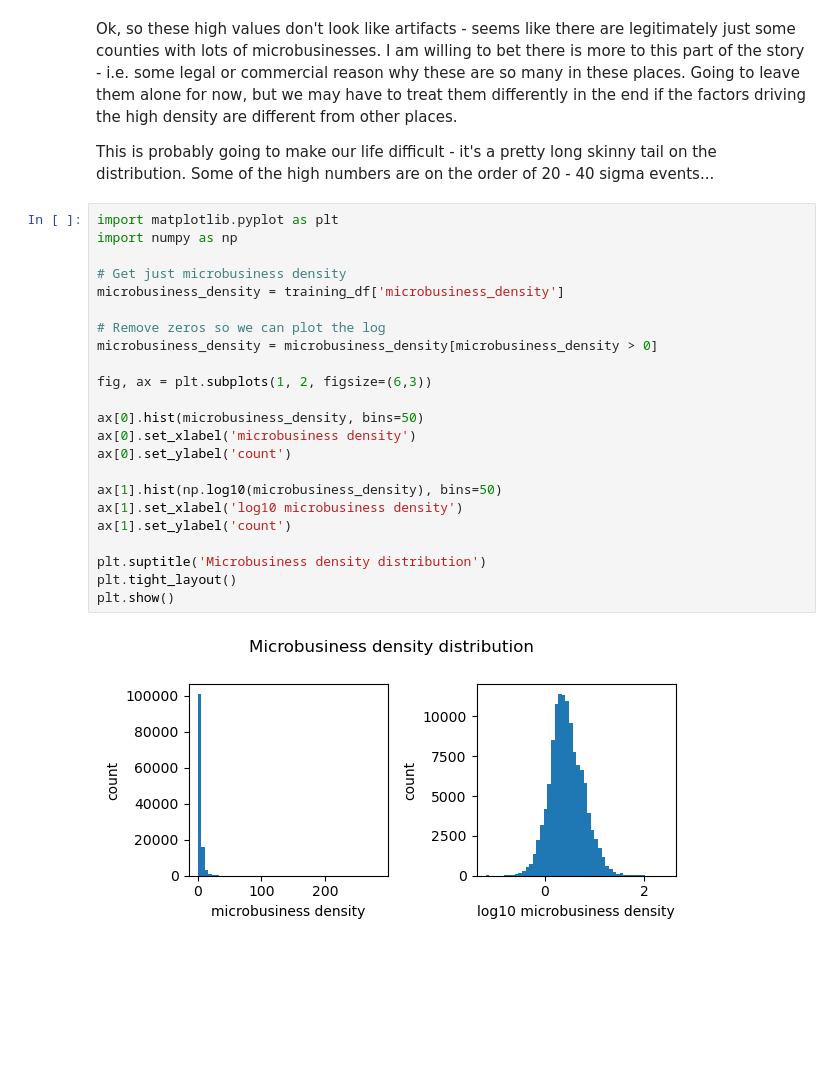
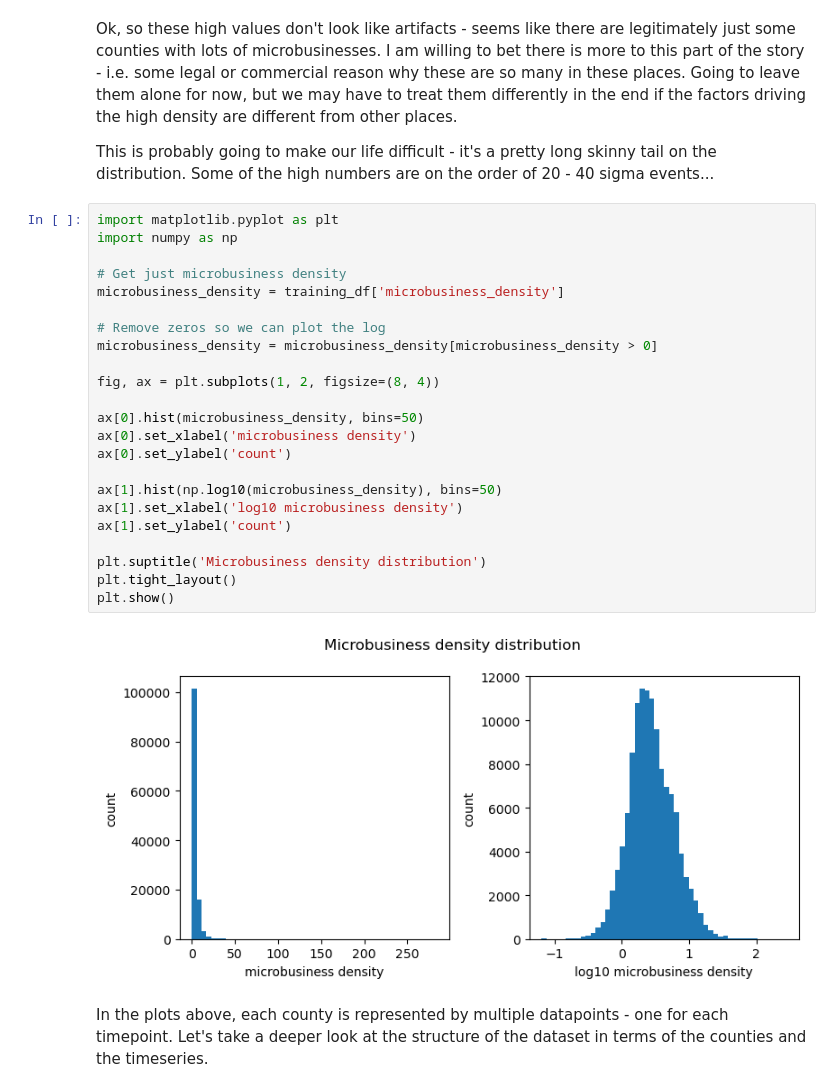
Before and after one commit to gperdrizet/kaggle_microbusiness, a Jupyter notebook: notebooks/02-data_exploration.ipynb, the cells around one changed output. Cells and saved outputs as stored; diff of their text form; blank space fills up the shorter version.

```diff
--- a/notebooks/02-data_exploration.ipynb
+++ b/notebooks/02-data_exploration.ipynb
@@ -153,25 +153,27 @@ This is probably going to make our life difficult - it's a pretty long skinny ta
 # %%
 import matplotlib.pyplot as plt
 import numpy as np
 
 # Get just microbusiness density
 microbusiness_density = training_df['microbusiness_density']
 
 # Remove zeros so we can plot the log
 microbusiness_density = microbusiness_density[microbusiness_density > 0]
 
-fig, ax = plt.subplots(1, 2, figsize=(6,3))
+fig, ax = plt.subplots(1, 2, figsize=(8, 4))
 
 ax[0].hist(microbusiness_density, bins=50)
 ax[0].set_xlabel('microbusiness density')
 ax[0].set_ylabel('count')
 
 ax[1].hist(np.log10(microbusiness_density), bins=50)
 ax[1].set_xlabel('log10 microbusiness density')
 ax[1].set_ylabel('count')
 
 plt.suptitle('Microbusiness density distribution')
 plt.tight_layout()
 plt.show()
 # %% [output]
-[figure, old version]
+[figure, new version]
+# %% [markdown]
+In the plots above, each county is represented by multiple datapoints - one for each timepoint. Let's take a deeper look at the structure of the dataset in terms of the counties and the timeseries.
```
Also changed, not shown: parts of 16 cells of this notebook.
